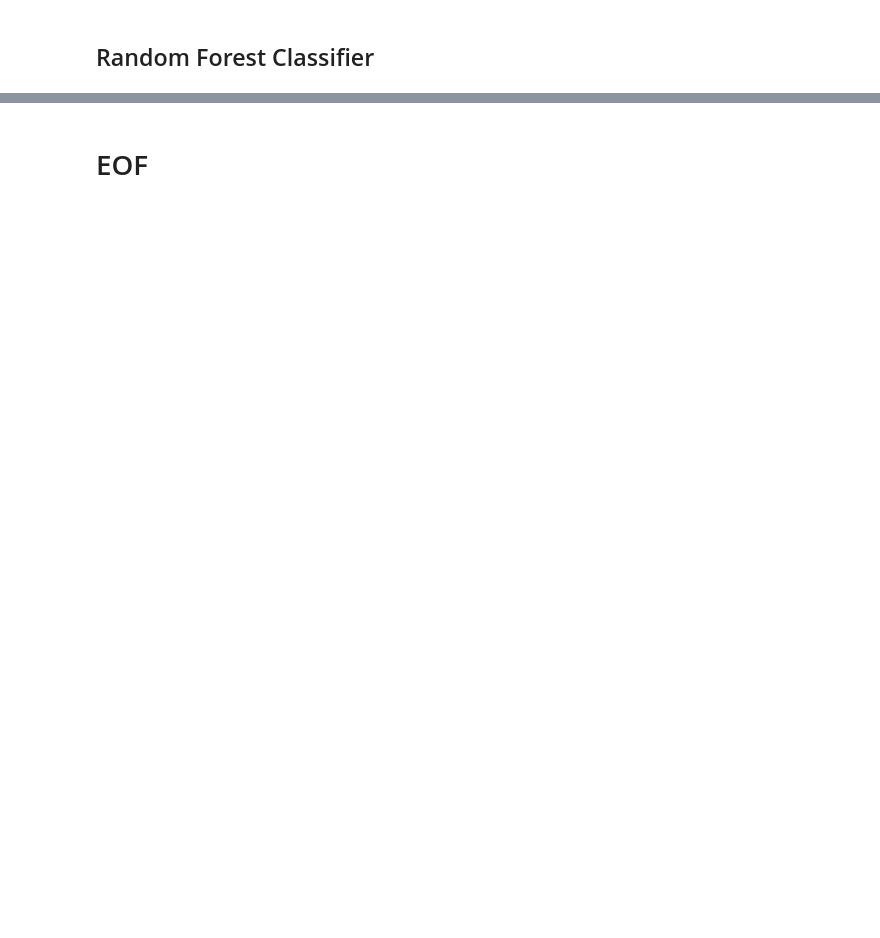
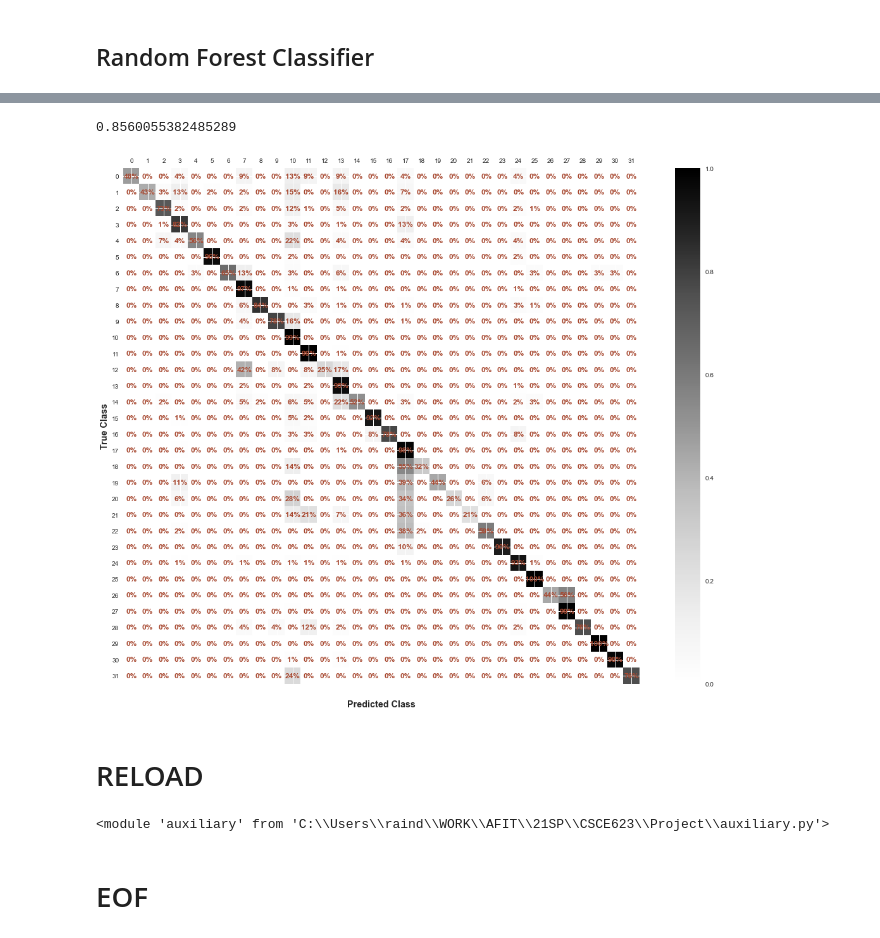
Before and after one commit to raindartt/Project_623, a Jupyter notebook: Project.ipynb, the cells around one changed output, grey strips where cells are left out. Drawn from its saved outputs; the diff is of its cells as text; code cells hidden in the pictures; blank space fills up the shorter version.

```diff
--- a/Project.ipynb
+++ b/Project.ipynb
@@ -426,2 +539,18 @@ NameError: name 'rfc_grid_search' is not defined
+# %%
+best_mnb = MultinomialNB(alpha=0.26)
+best_mnb.fit(X_train_num, y_train)
+y_train_pred_mnb = best_rfc.predict(X_train_num)
+print(best_mnb.score(X_train_num, y_train))
+aux.show_conf_matrix(y_train, y_train_pred_mnb)
+# %% [output]
+0.8560055382485289
+[figure, added]
+# %% [markdown]
+# RELOAD
+# %%
+# run this to update the auxiliary import after making changes
+reload(aux)
+# %% [output]
+<module 'auxiliary' from 'C:\\Users\\raind\\WORK\\AFIT\\21SP\\CSCE623\\Project\\auxiliary.py'>
 # %% [markdown]
 # EOF
```
Also changed, not shown: parts of 18 cells of this notebook, 4 other files.
